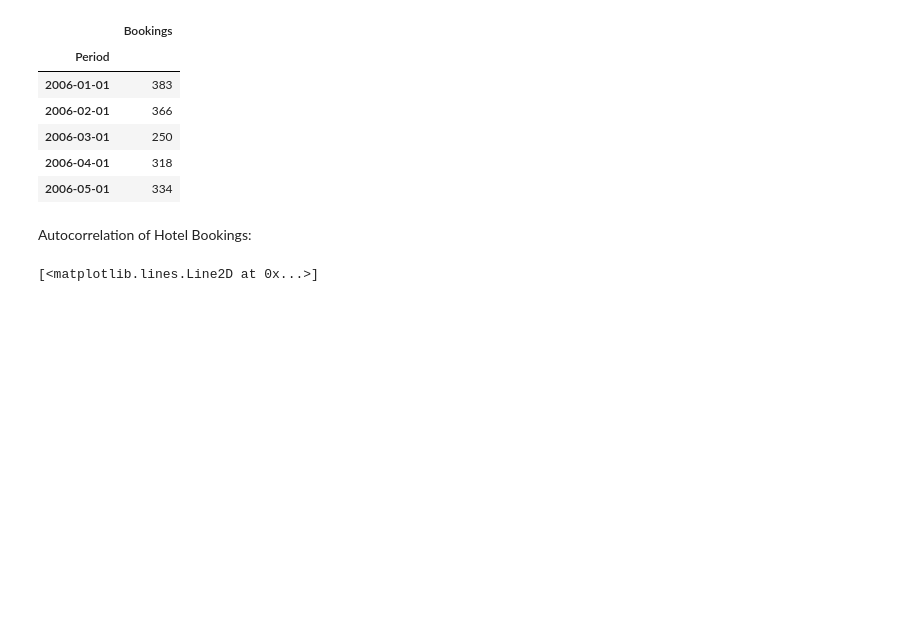
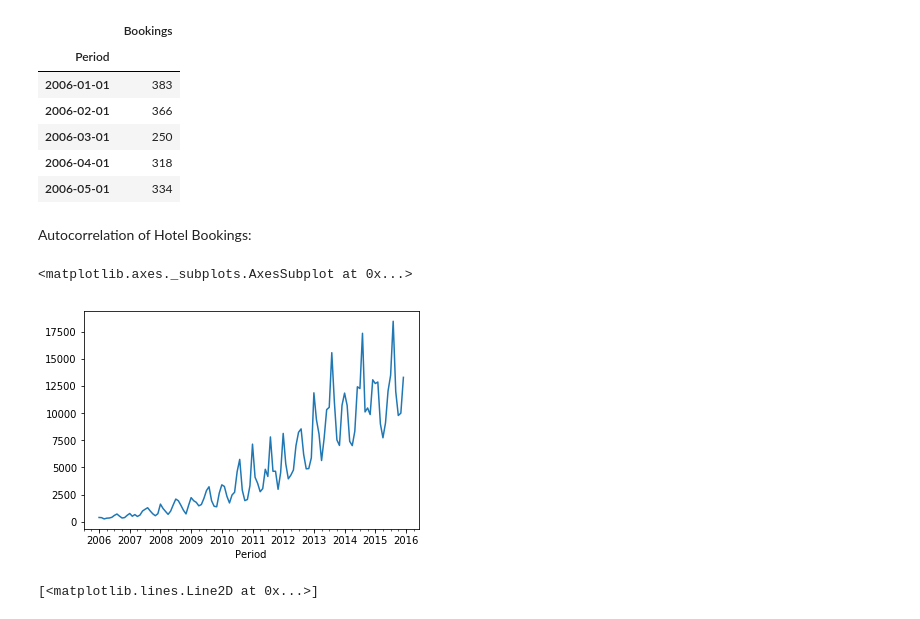
Before and after one commit to F0R6E/ds-class-6-advanced-timeseries, a Jupyter notebook: 3. Correlation and Cointegration.ipynb, the cells around one changed output. Drawn from its saved outputs; the diff is of its cells as text; code cells hidden in the pictures; blank space fills up the shorter version.

```diff
--- a/3. Correlation and Cointegration.ipynb
+++ b/3. Correlation and Cointegration.ipynb
@@ -92,6 +92,11 @@ bookings.head()
 | 2006-05-01 | 334 |
 # %% [markdown]
 Autocorrelation of Hotel Bookings:
+# %%
+bookings["Bookings"].plot()
+# %% [output]
+<matplotlib.axes._subplots.AxesSubplot at 0x...>
+[figure, added]
 # %%
 plt.plot(acf(bookings["Bookings"]))
 # %% [output]
```
Also changed, not shown: parts of 2 cells of this notebook.
